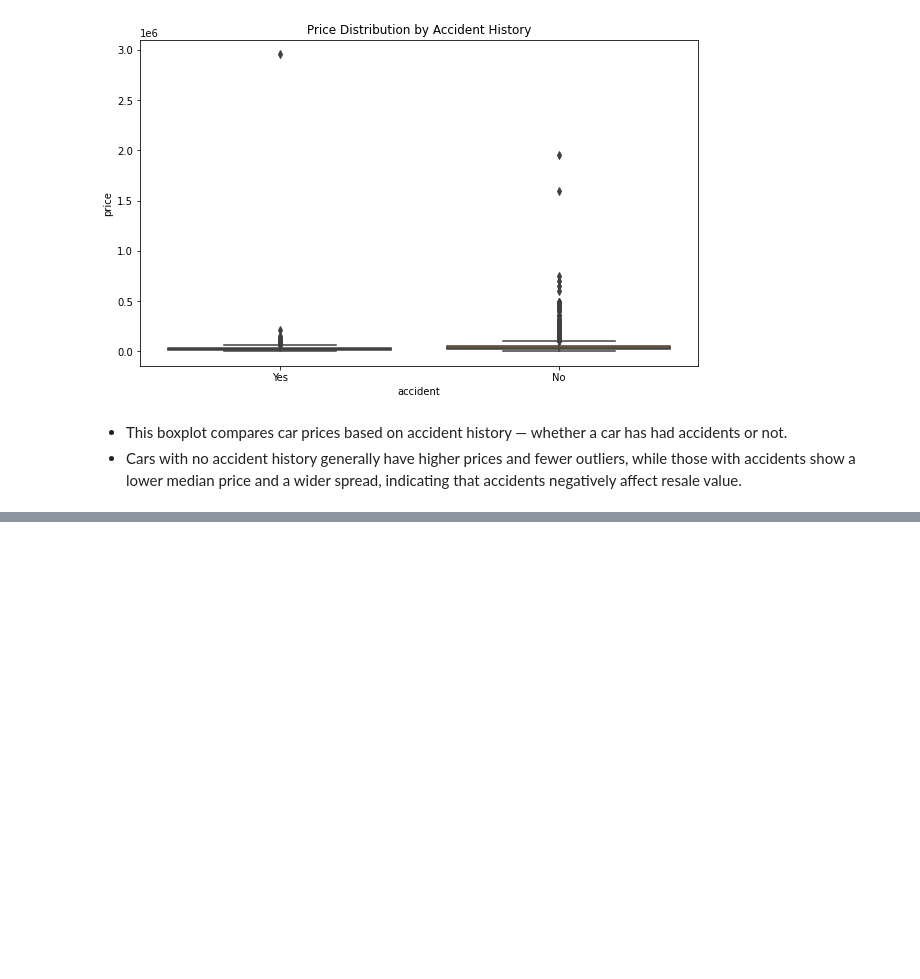
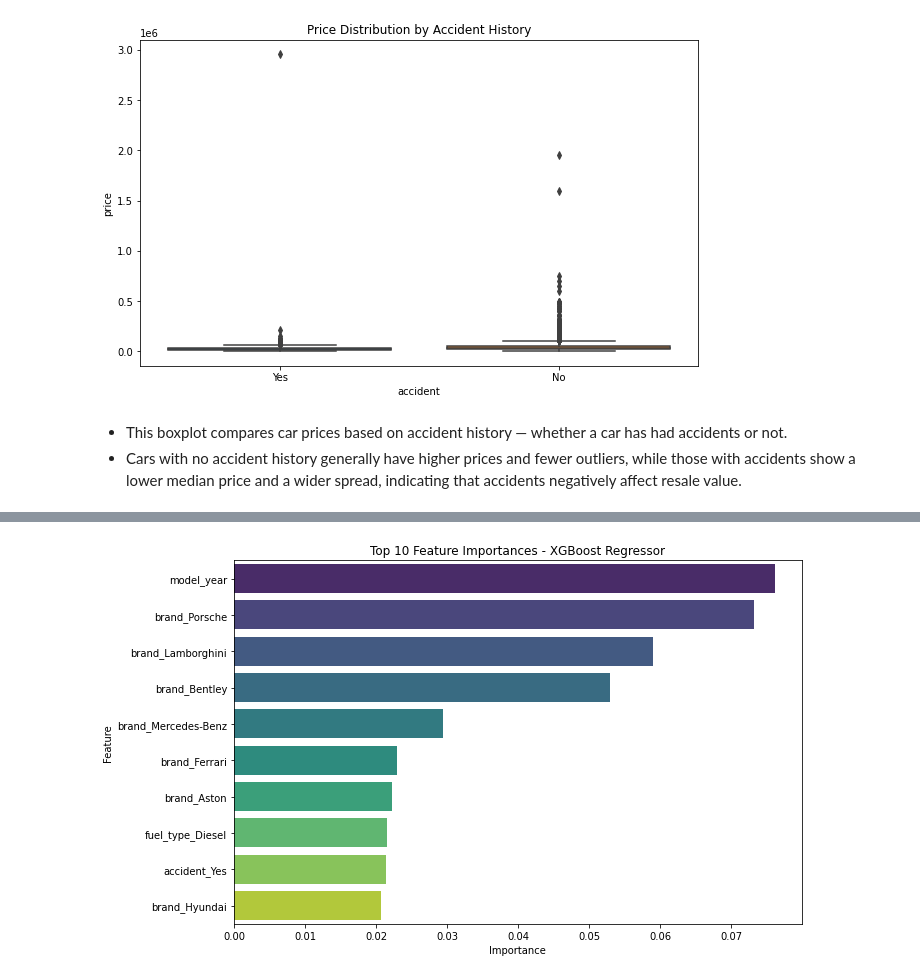
Before and after one commit to Mike101lab/car-price-prediction, a Jupyter notebook: Project notebook.ipynb, the cells around one changed output, grey strips where cells are left out. Saved outputs shown, nothing was run; the diff lists cells and outputs as text; code cells hidden in the pictures; blank space fills up the shorter version.

```diff
--- a/Project notebook.ipynb
+++ b/Project notebook.ipynb
@@ -750,0 +723,11 @@ plt.show()
+# %%
+# Drop irrelevant/redundant columns
+columns_to_drop = ['engine', 'engine_hp', 'engine_L', 'model', 'car_age', 'age']
+df_model = df.drop(columns=columns_to_drop)
+
+# Check resulting shape and columns
+print("Shape after dropping:", df_model.shape)
+print("Columns:", df_model.columns.tolist())
+
+# Observe the cleaned data
+df_model.head()
@@ -750,0 +1420,38 @@ plt.show()
+# %%
+# Feature importance plot
+import matplotlib.pyplot as plt
+import seaborn as sns
+
+# Step 1: Get the best model from RandomizedSearchCV
+best_pipeline = random_search.best_estimator_
+
+# Step 2: Extract the trained XGBoost model
+best_model = best_pipeline.named_steps['xgb']
+
+# Step 3: Get feature names after preprocessing
+# Handle numeric + one-hot encoded feature names
+onehot = best_pipeline.named_steps['preprocessor'].named_transformers_['cat']
+onehot_features = onehot.get_feature_names_out(categorical_features)
+
+# Combine numeric and one-hot feature names
+feature_names = numeric_features + list(onehot_features)
+
+# Step 4: Get feature importances from the model
+importances = best_model.feature_importances_
+
+# Step 5: Create a DataFrame for visualization
+feat_imp_df = pd.DataFrame({
+    'Feature': feature_names,
+    'Importance': importances
+}).sort_values(by='Importance', ascending=False).head(10)
+
+# Step 6: Plot top 10
+plt.figure(figsize=(10, 6))
+sns.barplot(x='Importance', y='Feature', data=feat_imp_df, palette='viridis')
+plt.title('Top 10 Feature Importances - XGBoost Regressor')
+plt.xlabel('Importance')
+plt.ylabel('Feature')
+plt.tight_layout()
+plt.show()
+# %% [output]
+[figure, added]
```
Also changed, not shown: parts of 60 cells of this notebook.
